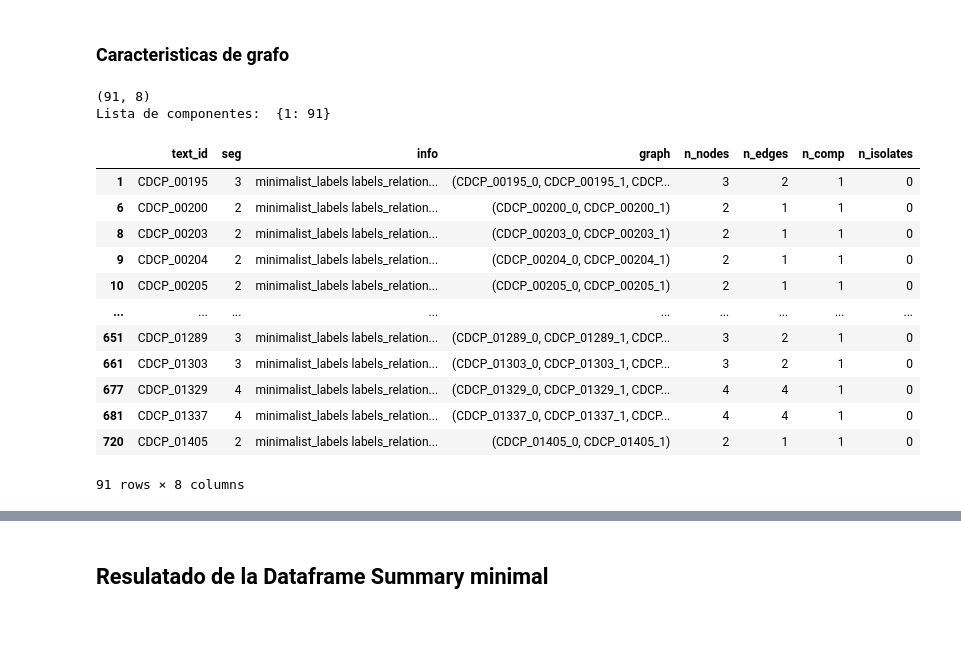
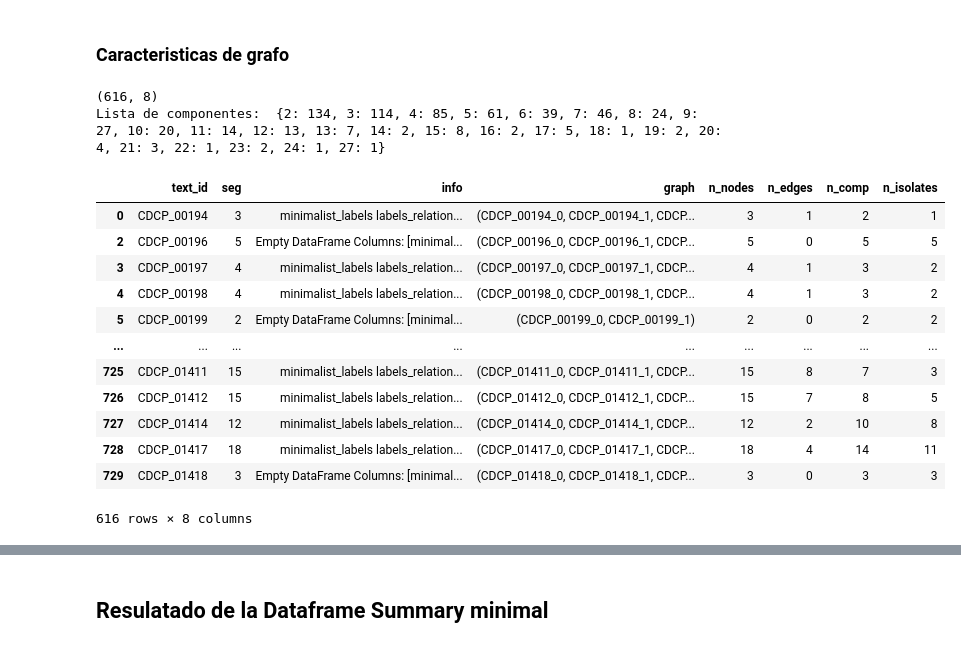
Before and after one commit to cfabianbarretop/argumentation-dataset, a Jupyter notebook: analisis_dataset_minimal_v5.ipynb, the cells around one changed output, grey strips where cells are left out. Drawn from its saved outputs; the diff is of its cells as text; code cells hidden in the pictures.

```diff
--- a/analisis_dataset_minimal_v5.ipynb
+++ b/analisis_dataset_minimal_v5.ipynb
@@ -70,7 +104,7 @@ df_argpt = pd.read_pickle(result_path + "ArGPT_Minimal_Grafo.pkl")
 df_mtc = pd.read_pickle(result_path + "MTC_Minimal_Grafo.pkl")
 df_aasd = pd.read_pickle(result_path + "AASD_Minimal_Grafo.pkl")
 # %%
-df = df_cdcp
+df = df_mtc
 df
 # %% [output]
 |  | text_id | seg | info | graph | n_nodes | n_edges | n_comp | n_isolates |
@@ -106,29 +145,29 @@ result_info["info"]
 # %%
 # Numeros de nodos y componentes
 df_comparacion = df[
-    (df["n_comp"] == 1)
+    (df["n_isolates"] != 0)
 ]
 conteo = df_comparacion.groupby("n_comp").size()
 lista = conteo.to_dict()
 print(df_comparacion.shape)
 print("Lista de componentes: ",lista)
 df_comparacion
 # %% [output]
-(91, 8)
-Lista de componentes:  {1: 91}
+(616, 8)
+Lista de componentes:  {2: 134, 3: 114, 4: 85, 5: 61, 6: 39, 7: 46, 8: 24, 9: 27, 10: 20, 11: 14, 12: 13, 13: 7, 14: 2, 15: 8, 16: 2, 17: 5, 18: 1, 19: 2, 20: 4, 21: 3, 22: 1, 23: 2, 24: 1, 27: 1}
 |  | text_id | seg | info | graph | n_nodes | n_edges | n_comp | n_isolates |
-| 1 | CDCP_00195 | 3 | minimalist_labels labels_relation... | (CDCP_00195_0, CDCP_00195_1, CDCP... | 3 | 2 | 1 | 0 |
-| 6 | CDCP_00200 | 2 | minimalist_labels labels_relation... | (CDCP_00200_0, CDCP_00200_1) | 2 | 1 | 1 | 0 |
-| 8 | CDCP_00203 | 2 | minimalist_labels labels_relation... | (CDCP_00203_0, CDCP_00203_1) | 2 | 1 | 1 | 0 |
-| 9 | CDCP_00204 | 2 | minimalist_labels labels_relation... | (CDCP_00204_0, CDCP_00204_1) | 2 | 1 | 1 | 0 |
-| 10 | CDCP_00205 | 2 | minimalist_labels labels_relation... | (CDCP_00205_0, CDCP_00205_1) | 2 | 1 | 1 | 0 |
+| 0 | CDCP_00194 | 3 | minimalist_labels labels_relation... | (CDCP_00194_0, CDCP_00194_1, CDCP... | 3 | 1 | 2 | 1 |
+| 2 | CDCP_00196 | 5 | Empty DataFrame Columns: [minimal... | (CDCP_00196_0, CDCP_00196_1, CDCP... | 5 | 0 | 5 | 5 |
+| 3 | CDCP_00197 | 4 | minimalist_labels labels_relation... | (CDCP_00197_0, CDCP_00197_1, CDCP... | 4 | 1 | 3 | 2 |
+| 4 | CDCP_00198 | 4 | minimalist_labels labels_relation... | (CDCP_00198_0, CDCP_00198_1, CDCP... | 4 | 1 | 3 | 2 |
+| 5 | CDCP_00199 | 2 | Empty DataFrame Columns: [minimal... | (CDCP_00199_0, CDCP_00199_1) | 2 | 0 | 2 | 2 |
 | ... | ... | ... | ... | ... | ... | ... | ... | ... |
-| 651 | CDCP_01289 | 3 | minimalist_labels labels_relation... | (CDCP_01289_0, CDCP_01289_1, CDCP... | 3 | 2 | 1 | 0 |
-| 661 | CDCP_01303 | 3 | minimalist_labels labels_relation... | (CDCP_01303_0, CDCP_01303_1, CDCP... | 3 | 2 | 1 | 0 |
-| 677 | CDCP_01329 | 4 | minimalist_labels labels_relation... | (CDCP_01329_0, CDCP_01329_1, CDCP... | 4 | 4 | 1 | 0 |
-| 681 | CDCP_01337 | 4 | minimalist_labels labels_relation... | (CDCP_01337_0, CDCP_01337_1, CDCP... | 4 | 4 | 1 | 0 |
-| 720 | CDCP_01405 | 2 | minimalist_labels labels_relation... | (CDCP_01405_0, CDCP_01405_1) | 2 | 1 | 1 | 0 |
+| 725 | CDCP_01411 | 15 | minimalist_labels labels_relation... | (CDCP_01411_0, CDCP_01411_1, CDCP... | 15 | 8 | 7 | 3 |
+| 726 | CDCP_01412 | 15 | minimalist_labels labels_relation... | (CDCP_01412_0, CDCP_01412_1, CDCP... | 15 | 7 | 8 | 5 |
+| 727 | CDCP_01414 | 12 | minimalist_labels labels_relation... | (CDCP_01414_0, CDCP_01414_1, CDCP... | 12 | 2 | 10 | 8 |
+| 728 | CDCP_01417 | 18 | minimalist_labels labels_relation... | (CDCP_01417_0, CDCP_01417_1, CDCP... | 18 | 4 | 14 | 11 |
+| 729 | CDCP_01418 | 3 | Empty DataFrame Columns: [minimal... | (CDCP_01418_0, CDCP_01418_1, CDCP... | 3 | 0 | 3 | 3 |
-91 rows × 8 columns
+616 rows × 8 columns
 # %%
 # Caracteristicas del grafo
 acyclic = "acyclic"
```
Also changed, not shown: parts of 7 cells of this notebook.
